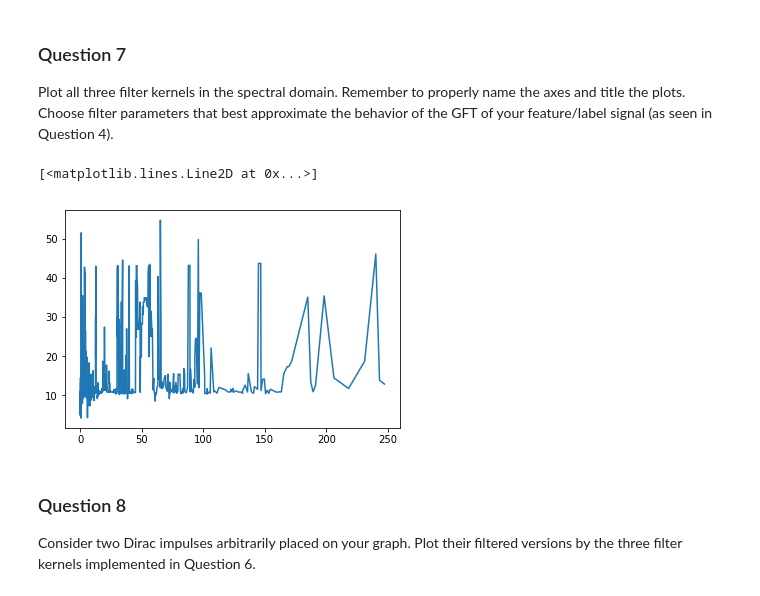
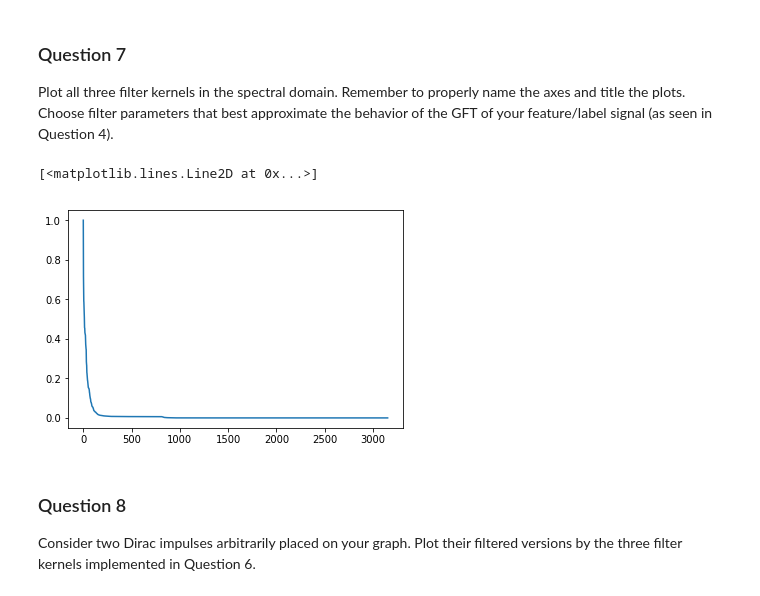
Before and after one commit to dsalathe/group_ntds, a Jupyter notebook: 4_graph_signal_processing.ipynb, the cells around one changed output. Saved outputs shown, nothing was run; the diff lists cells and outputs as text; code cells hidden in the pictures.

```diff
--- a/4_graph_signal_processing.ipynb
+++ b/4_graph_signal_processing.ipynb
@@ -248,8 +248,9 @@ Implement the following three filter kernels and the graph filtering operation.
       One can then defer the keyword-value assignment to the `kernel` call: `foo = kernel(bar, **kwargs)`.
 # %%
 def heat_kernel(e, t):
-    f = np.vectorize(lambda x : np.exp(-t*x))
-    return f(e)
+    #f = np.vectorize(lambda x : np.exp(-t*x))
+    #return f(e)
+    return np.exp(-t*e)
 
 def inverse_kernel(e, t):
     # CHECK IF THAT'S CORRECT
@@ -262,12 +263,14 @@ def rectangle_kernel(e, l_min, l_max):
 
 def graph_filter(x, kernel, **kwargs):
     # CHECK IF THAT'S CORRECT
-    foo = kernel(x, **kwargs)
+    #foo = kernel(x, **kwargs)
 
-    diag = np.diag(foo)
-    h_hat = U.dot(diag).dot(U.T)
+    #diag = np.diag(foo)
+    #h_hat = U.dot(diag).dot(U.T)
 
-    return h_hat.dot(x)
+    #return h_hat.dot(x)
+
+    return iGFT(GFT(x) * kernel(e=e, **kwargs))
 # %% [markdown]
 ### Question 7
 
@@ -277,11 +280,12 @@ Plot all three filter kernels in the spectral domain. Remember to properly name
 heat = graph_filter(e, heat_kernel,  t=5.0)
 inverse = graph_filter(e, inverse_kernel,  t=1.0)
 rectangle = graph_filter(e, rectangle_kernel,  l_min=0.0, l_max=1.0)
-# %%
-plt.plot(e, heat)
-# %% [output]
-[<matplotlib.lines.Line2D at 0x...>]
-[figure, removed]
+# %%
+#plt.plot(e, heat)
+plt.plot(heat_kernel(e,t=5))
+# %% [output]
+[<matplotlib.lines.Line2D at 0x...>]
+[figure, added]
 # %% [markdown]
 ### Question 8
 
```
Also changed, not shown: parts of 1 cell of this notebook.
